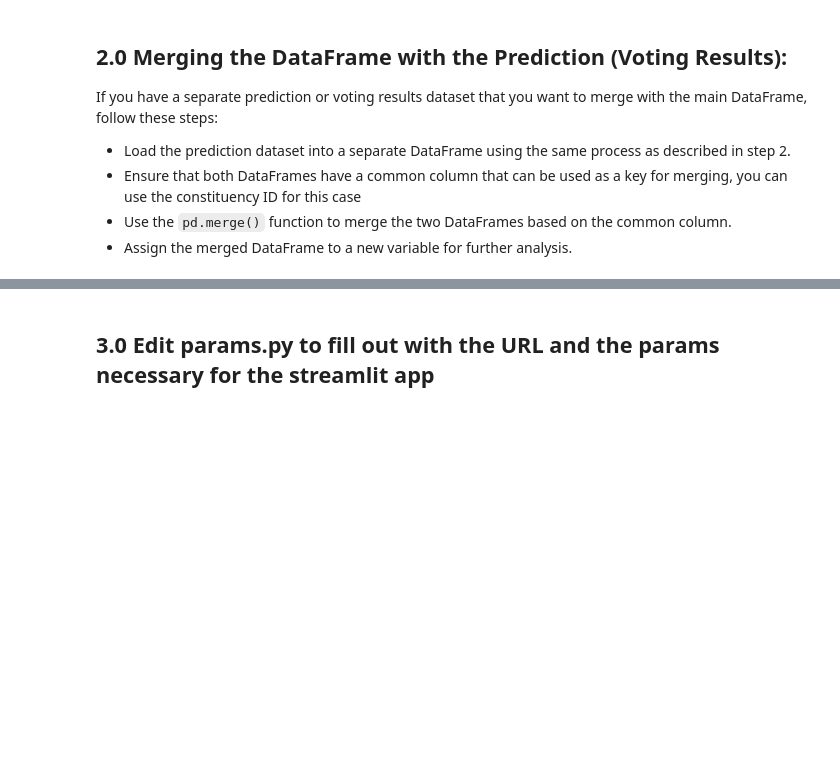
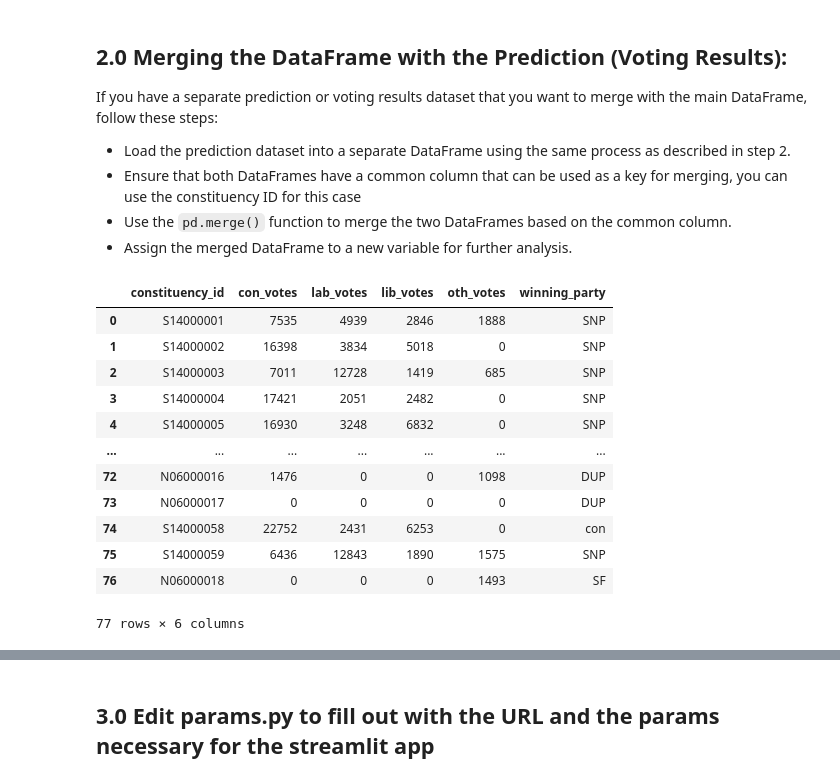
Before and after one commit to willgreen93/UK_election, a Jupyter notebook: interface/how_to.ipynb, the cells around one changed output, grey strips where cells are left out. Saved outputs shown, nothing was run; the diff lists cells and outputs as text; code cells hidden in the pictures; blank space fills up the shorter version.

```diff
--- a/interface/how_to.ipynb
+++ b/interface/how_to.ipynb
@@ -50,0 +41,25 @@ df = pd.merge(basic_df, new_df, on='constituency_id', how='left')
+# %%
+#adding scotland and NI results, as they remain static and new info is not available
+extra_cols = pd.read_csv("https://storage.googleapis.com/uk_election_model/Scotland_NI_results.csv")
+extra_cols = pd.DataFrame(extra_cols)
+# %%
+extra_cols.rename(columns={'ons_id': 'constituency_id'}, inplace=True)
+# %%
+extra_cols.keys()
+extra_cols_clean = extra_cols.drop(columns=['snp', 'dup', 'sf', 'sdlp', 'uup', 'alliance'])
+# %%
+extra_cols_clean
+# %% [output]
+|  | constituency_id | con_votes | lab_votes | lib_votes | oth_votes | winning_party |
+| 0 | S14000001 | 7535 | 4939 | 2846 | 1888 | SNP |
+| 1 | S14000002 | 16398 | 3834 | 5018 | 0 | SNP |
+| 2 | S14000003 | 7011 | 12728 | 1419 | 685 | SNP |
+| 3 | S14000004 | 17421 | 2051 | 2482 | 0 | SNP |
+| 4 | S14000005 | 16930 | 3248 | 6832 | 0 | SNP |
+| ... | ... | ... | ... | ... | ... | ... |
+| 72 | N06000016 | 1476 | 0 | 0 | 1098 | DUP |
+| 73 | N06000017 | 0 | 0 | 0 | 0 | DUP |
+| 74 | S14000058 | 22752 | 2431 | 6253 | 0 | con |
+| 75 | S14000059 | 6436 | 12843 | 1890 | 1575 | SNP |
+| 76 | N06000018 | 0 | 0 | 0 | 1493 | SF |
+77 rows × 6 columns
```
Also changed, not shown: parts of 5 cells of this notebook, 2 other files.
